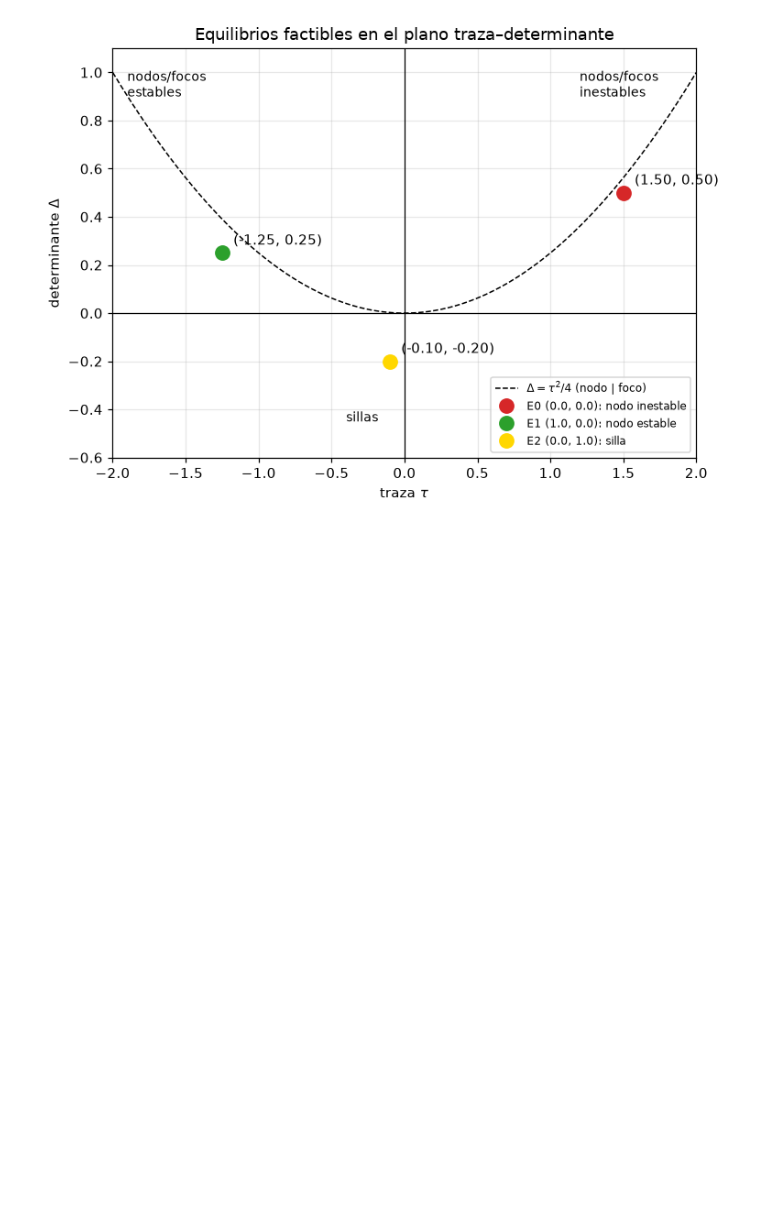
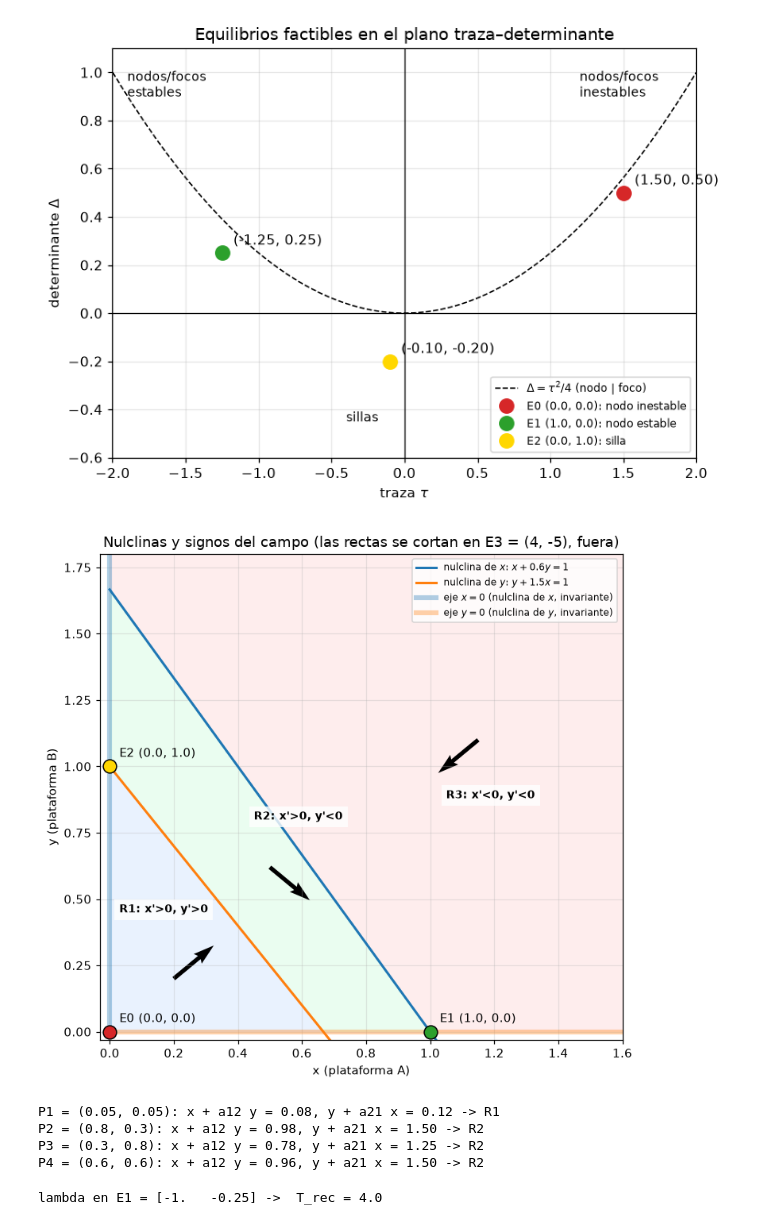
Before and after one commit to Branuvg/hdt6_modsim, a Jupyter notebook: hdt6.ipynb, the cells around one changed output. Saved outputs shown, nothing was run; the diff lists cells and outputs as text; code cells hidden in the pictures; blank space fills up the shorter version.

Commit message:
Resolver Task 1.3

```diff
--- a/hdt6.ipynb
+++ b/hdt6.ipynb
@@ -147,3 +147,54 @@ plt.tight_layout()
 plt.show()
 # %% [output]
 [figure]
+# %%
+# Task 1.3a-b — Nulclinas, regiones y dirección del campo en cada región
+# Nulclinas de x: x = 0  y  x + a12 y = 1  ->  y = (1 - x)/a12
+# Nulclinas de y: y = 0  y  y + a21 x = 1  ->  y = 1 - a21 x
+fig, ax = plt.subplots(figsize=(7, 6.5))
+x = np.linspace(0, 1.6, 400)
+ax.plot(x, (1 - x) / a12, color="tab:blue", lw=2, label=r"nulclina de $x$: $x + 0.6y = 1$")
+ax.plot(x, 1 - a21 * x, color="tab:orange", lw=2, label=r"nulclina de $y$: $y + 1.5x = 1$")
+ax.plot([0, 0], [0, 1.8], color="tab:blue", lw=4, alpha=0.35, label=r"eje $x=0$ (nulclina de $x$, invariante)")
+ax.plot([0, 1.6], [0, 0], color="tab:orange", lw=4, alpha=0.35, label=r"eje $y=0$ (nulclina de $y$, invariante)")
+
+# Regiones: R1 debajo de ambas rectas, R2 entre ellas, R3 encima de ambas
+X, Y = np.meshgrid(np.linspace(0, 1.6, 300), np.linspace(0, 1.8, 300))
+region = np.where(Y + a21 * X < 1, 1, np.where(X + a12 * Y < 1, 2, 3))
+ax.contourf(X, Y, region, levels=[0.5, 1.5, 2.5, 3.5],
+            colors=["#dbeafe", "#dcfce7", "#fee2e2"], alpha=0.6)
+
+# Una flecha de signos (sgn x', sgn y') en un punto representativo de cada región
+rep = {"R1": ((0.2, 0.2), (0.03, 0.45)), "R2": ((0.5, 0.62), (0.45, 0.80)),
+       "R3": ((1.15, 1.1), (1.05, 0.88))}
+for nombre, ((px, py), (tx, ty)) in rep.items():
+    u, v = np.sign(f(0, np.array([px, py])))
+    ax.quiver(px, py, u, v, angles="xy", scale_units="xy", scale=8, width=0.008)
+    ax.text(tx, ty, f"{nombre}: x'{'>' if u > 0 else '<'}0, y'{'>' if v > 0 else '<'}0",
+            fontsize=9, weight="bold", bbox=dict(fc="white", ec="none", alpha=0.8))
+
+# Intersecciones de nulclinas (equilibrios) dentro del cuadrante
+for k, c in [("E0", "tab:red"), ("E1", "tab:green"), ("E2", "gold")]:
+    ax.plot(*EQ[k], "o", ms=11, color=c, mec="k", zorder=5)
+    ax.annotate(f"{k} {EQ[k]}", EQ[k], textcoords="offset points", xytext=(8, 8))
+ax.set(xlim=(-0.03, 1.6), ylim=(-0.03, 1.8), xlabel="x (plataforma A)", ylabel="y (plataforma B)",
+       title="Nulclinas y signos del campo (las rectas se cortan en E3 = (4, -5), fuera)")
+ax.legend(loc="upper right", fontsize=8)
+plt.tight_layout()
+plt.show()
+
+for k, (px, py) in P.items():
+    zona = "R1" if py + a21 * px < 1 else ("R2" if px + a12 * py < 1 else "R3")
+    print(f"{k} = {(px, py)}: x + a12 y = {px + a12*py:.2f}, y + a21 x = {py + a21*px:.2f} -> {zona}")
+# %% [output]
+[figure, added]
+P1 = (0.05, 0.05): x + a12 y = 0.08, y + a21 x = 0.12 -> R1
+P2 = (0.8, 0.3): x + a12 y = 0.98, y + a21 x = 1.50 -> R2
+P3 = (0.3, 0.8): x + a12 y = 0.78, y + a21 x = 1.25 -> R2
+P4 = (0.6, 0.6): x + a12 y = 0.96, y + a21 x = 1.50 -> R2
+# %%
+# Task 1.3d — Tiempo característico de recuperación: T_rec = 1 / min|Re(lambda)|
+lam = np.real_if_close(np.linalg.eigvals(jac(*EQ["E1"])))
+print("lambda en E1 =", lam, "->  T_rec =", 1 / np.min(np.abs(lam.real)))
+# %% [output]
+lambda en E1 = [-1.   -0.25] ->  T_rec = 4.0
```
